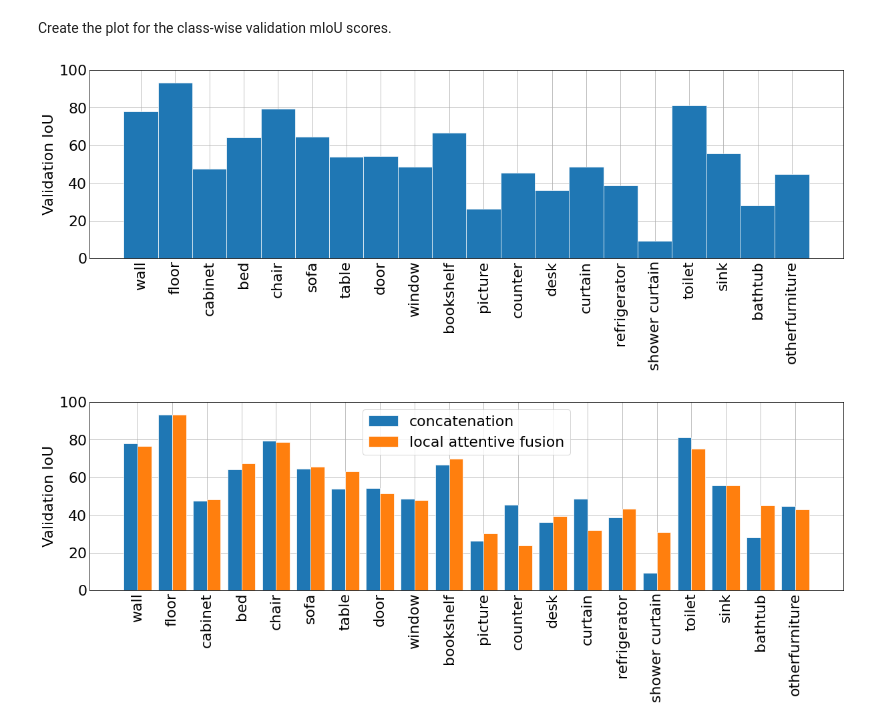
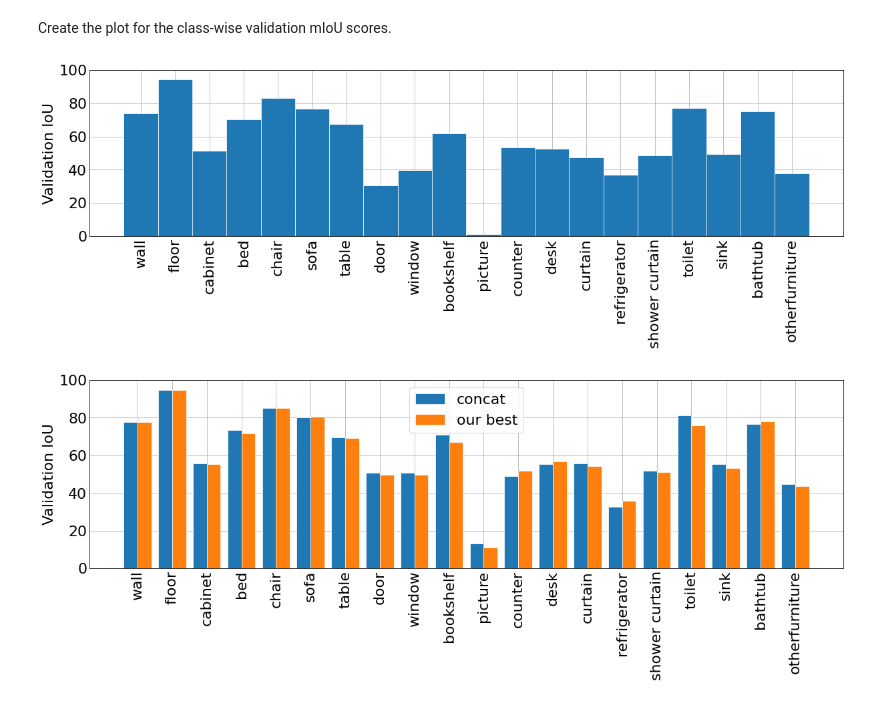
Before and after one commit to waibelj-tum/DeepViewAgg, a Jupyter notebook: notebooks/scannet_class_iou_vis.ipynb, the cells around one changed output. Drawn from its saved outputs; the diff is of its cells as text; code cells hidden in the pictures.

```diff
--- a/notebooks/scannet_class_iou_vis.ipynb
+++ b/notebooks/scannet_class_iou_vis.ipynb
@@ -35,3 +31,7 @@ scores = [ float(score) for score in val_iou.values() ]
+# %%
+val_iou = val_miou_per_class = {0: '73.76', 1: '94.51', 2: '51.44', 3: '70.10', 4: '83.12', 5: '76.72', 6: '67.35', 7: '30.72', 8: '39.77', 9: '62.01', 10: '1.03', 11: '53.44', 12: '52.45', 13: '47.44', 14: '37.06', 15: '48.51', 16: '77.11', 17: '49.20', 18: '74.97', 19: '37.89'}
+labels = [CLASS_LABELS[idx] for idx in val_iou.keys()]
+scores = [ float(score) for score in val_iou.values() ]
 # %% [markdown]
 Create the plot for the class-wise validation mIoU scores.
 # %%
@@ -52,4 +52,4 @@ plt.ylabel('Validation IoU')
 plt.savefig("figs/classwise_val_iou_scannet.png",bbox_inches='tight')
 plt.show()
 # %% [output]
-[figure, old version]
+[figure, new version]
@@ -62,22 +56,28 @@ scores_concat = [ float(score) for score in val_iou_concat.values() ]
+# %%
+labels = [CLASS_LABELS[idx] for idx in val_iou.keys()]
+val_iou_local = {0: '77.69', 1: '94.51', 2: '55.17', 3: '71.42', 4: '85.04', 5: '80.27', 6: '69.07', 7: '49.52', 8: '49.48', 9: '66.87', 10: '11.14', 11: '51.69', 12: '56.67', 13: '54.20', 14: '35.75', 15: '51.18', 16: '75.72', 17: '53.12', 18: '78.01', 19: '43.51'}
+scores_local = [ float(score) for score in val_iou_local.values() ]
+val_iou_concat = {0: '77.53', 1: '94.57', 2: '55.62', 3: '73.30', 4: '85.05', 5: '80.18', 6: '69.33', 7: '50.52', 8: '50.55', 9: '70.99', 10: '13.08', 11: '48.86', 12: '55.25', 13: '55.73', 14: '32.69', 15: '51.75', 16: '81.26', 17: '55.30', 18: '76.69', 19: '44.75'}
+scores_concat = [ float(score) for score in val_iou_concat.values() ]
 # %%
 fig = plt.figure(figsize=(16, 4))
 plt.style.use('_mpl-gallery')
 
 bars = np.array(labels)
 height_local = np.array(scores_local)
 height_concat = np.array(scores_concat)
 
 x_pos = np.arange(len(labels))
 
 plt.rcParams.update({'font.size': 22})
 
-plt.bar(x_pos-0.2, height_concat, width=0.4, edgecolor="white", linewidth=0.7, label="concatenation")
-plt.bar(x_pos+0.2, height_local, width=0.4, edgecolor="white", linewidth=0.7, label="local attentive fusion")
+plt.bar(x_pos-0.2, height_concat, width=0.4, edgecolor="white", linewidth=0.7, label="concat")
+plt.bar(x_pos+0.2, height_local, width=0.4, edgecolor="white", linewidth=0.7, label="our best")
 plt.xticks(x_pos, bars, rotation=90) # rotates the bar name
 plt.ylim([0.0, 100.0])
 plt.ylabel('Validation IoU')
 plt.savefig("figs/classwise_val_iou_scannet.png",bbox_inches='tight')
 plt.legend()
 plt.show()
 # %% [output]
-[figure, old version]
+[figure, new version]
```
Also changed, not shown: parts of 2 cells of this notebook, 1 other file.
